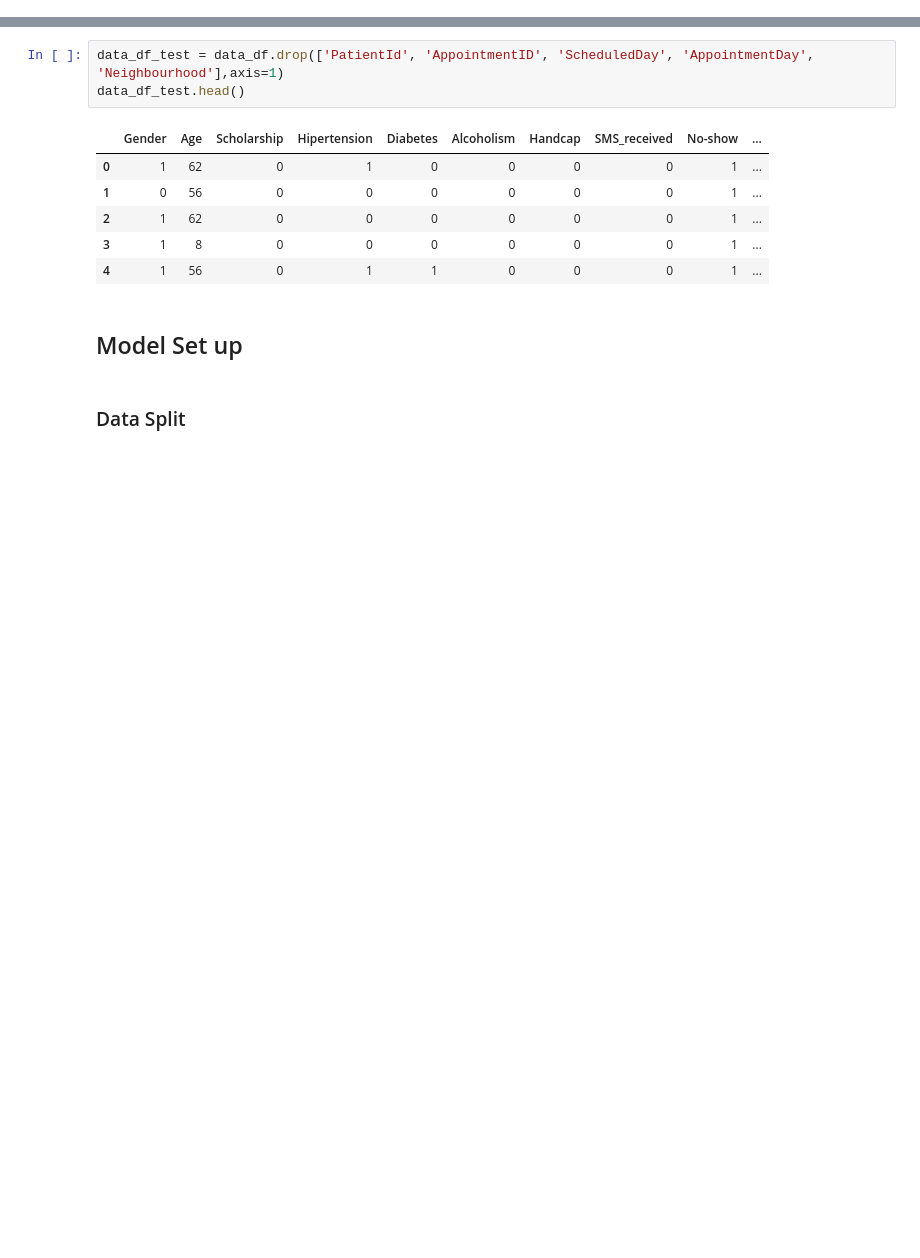
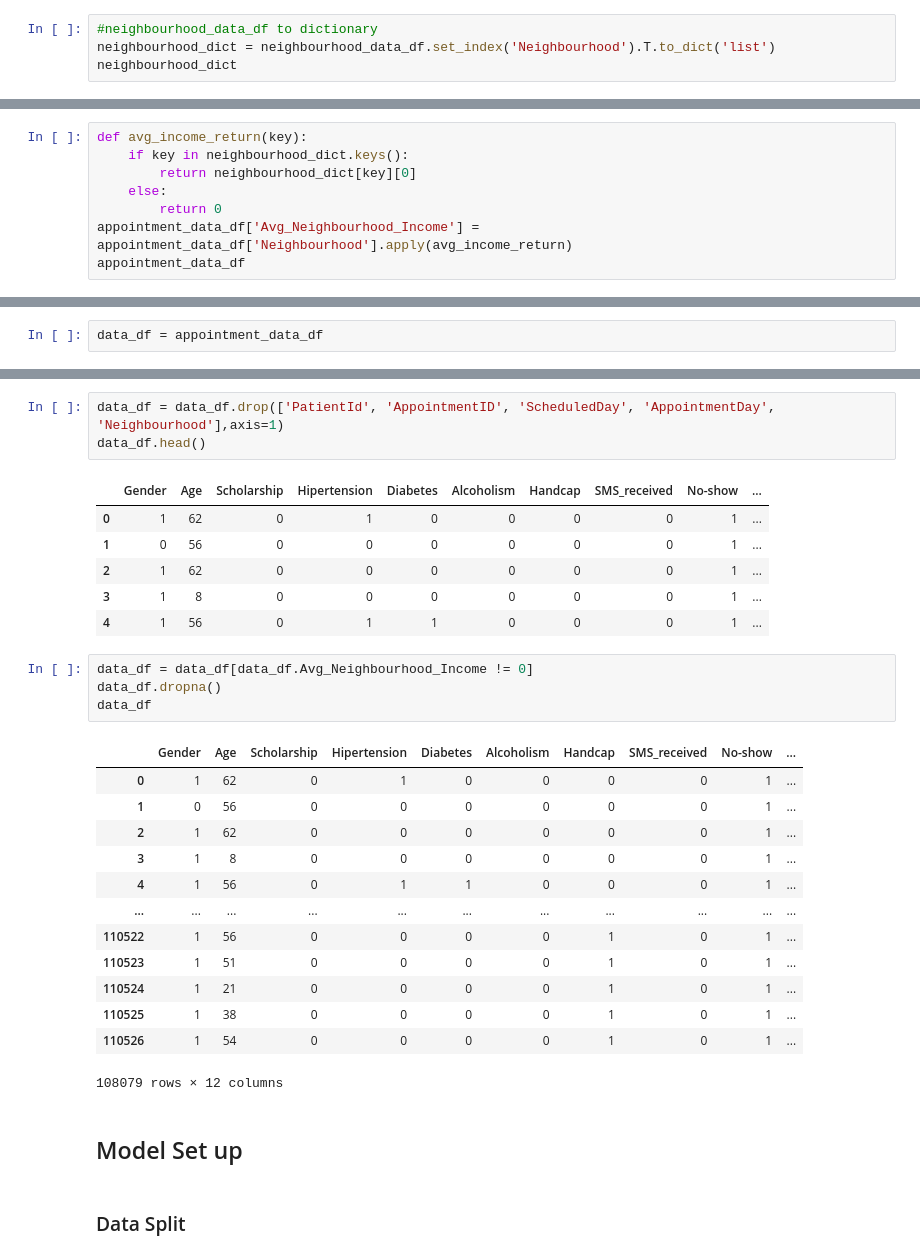
Before and after one commit to britnijgrimm/group2-project, a Jupyter notebook: Project_ML.ipynb, the cells around one changed output, grey strips where cells are left out. Cells and saved outputs as stored; diff of their text form; blank space fills up the shorter version.

Commit message:
feature importance and income data

```diff
--- a/Project_ML.ipynb
+++ b/Project_ML.ipynb
@@ -60,0 +86,4 @@ dtype: object
+# %%
+#neighbourhood_data_df to dictionary
+neighbourhood_dict = neighbourhood_data_df.set_index('Neighbourhood').T.to_dict('list')
+neighbourhood_dict
@@ -60,0 +108,8 @@ dtype: object
+# %%
+def avg_income_return(key):
+    if key in neighbourhood_dict.keys():
+        return neighbourhood_dict[key][0]
+    else:
+        return 0
+appointment_data_df['Avg_Neighbourhood_Income'] = appointment_data_df['Neighbourhood'].apply(avg_income_return)
+appointment_data_df
@@ -61,5 +130,7 @@ dtype: object
 # %% [markdown]
 ### Datatype Changing
+# %%
+data_df = appointment_data_df
 # %%
 data_df['PatientId'] = data_df['PatientId'].astype('object')
 data_df.dtypes
@@ -93,8 +165,8 @@ data_df.head()
 # %% [markdown]
 ### Dropping Columns
 # %%
-data_df_test = data_df.drop(['PatientId', 'AppointmentID', 'ScheduledDay', 'AppointmentDay', 'Neighbourhood'],axis=1)
-data_df_test.head()
+data_df = data_df.drop(['PatientId', 'AppointmentID', 'ScheduledDay', 'AppointmentDay', 'Neighbourhood'],axis=1)
+data_df.head()
 # %% [output]
 |  | Gender | Age | Scholarship | Hipertension | Diabetes | Alcoholism | Handcap | SMS_received | No-show | ... |
 | 0 | 1 | 62 | 0 | 1 | 0 | 0 | 0 | 0 | 1 | ... |
@@ -102,6 +174,24 @@ data_df_test.head()
 | 2 | 1 | 62 | 0 | 0 | 0 | 0 | 0 | 0 | 1 | ... |
 | 3 | 1 | 8 | 0 | 0 | 0 | 0 | 0 | 0 | 1 | ... |
 | 4 | 1 | 56 | 0 | 1 | 1 | 0 | 0 | 0 | 1 | ... |
+# %%
+data_df = data_df[data_df.Avg_Neighbourhood_Income != 0]
+data_df.dropna()
+data_df
+# %% [output]
+|  | Gender | Age | Scholarship | Hipertension | Diabetes | Alcoholism | Handcap | SMS_received | No-show | ... |
+| 0 | 1 | 62 | 0 | 1 | 0 | 0 | 0 | 0 | 1 | ... |
+| 1 | 0 | 56 | 0 | 0 | 0 | 0 | 0 | 0 | 1 | ... |
+| 2 | 1 | 62 | 0 | 0 | 0 | 0 | 0 | 0 | 1 | ... |
+| 3 | 1 | 8 | 0 | 0 | 0 | 0 | 0 | 0 | 1 | ... |
+| 4 | 1 | 56 | 0 | 1 | 1 | 0 | 0 | 0 | 1 | ... |
+| ... | ... | ... | ... | ... | ... | ... | ... | ... | ... | ... |
+| 110522 | 1 | 56 | 0 | 0 | 0 | 0 | 1 | 0 | 1 | ... |
+| 110523 | 1 | 51 | 0 | 0 | 0 | 0 | 1 | 0 | 1 | ... |
+| 110524 | 1 | 21 | 0 | 0 | 0 | 0 | 1 | 0 | 1 | ... |
+| 110525 | 1 | 38 | 0 | 0 | 0 | 0 | 1 | 0 | 1 | ... |
+| 110526 | 1 | 54 | 0 | 0 | 0 | 0 | 1 | 0 | 1 | ... |
+108079 rows × 12 columns
 # %% [markdown]
 ## Model Set up
 # %% [markdown]
```
Also changed, not shown: parts of 23 cells of this notebook.
